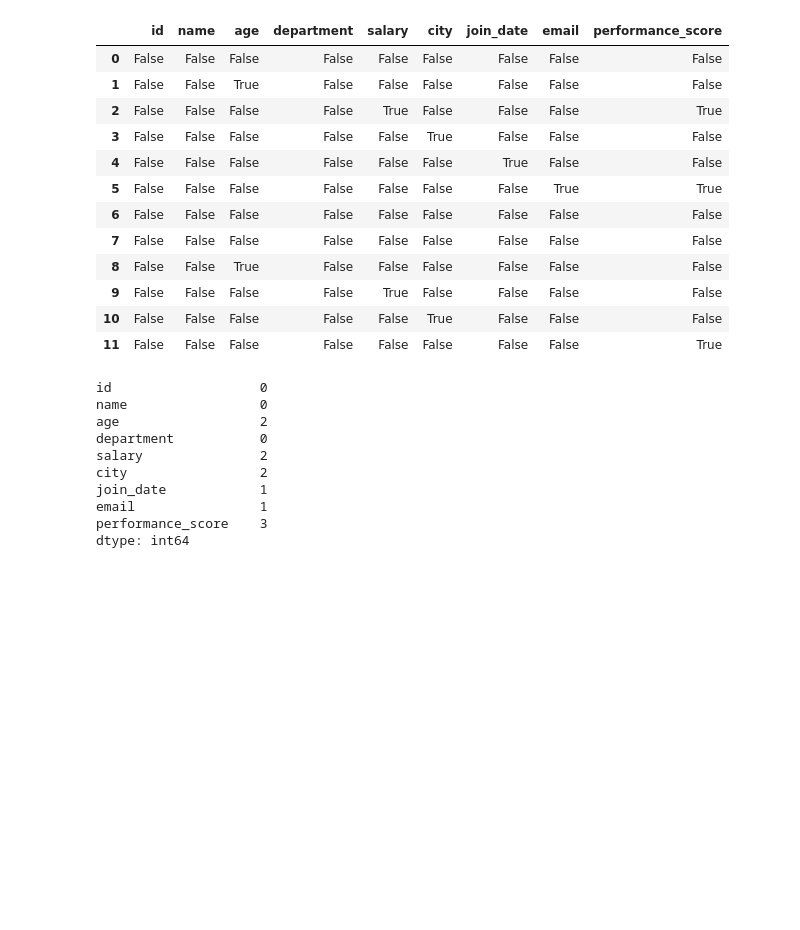
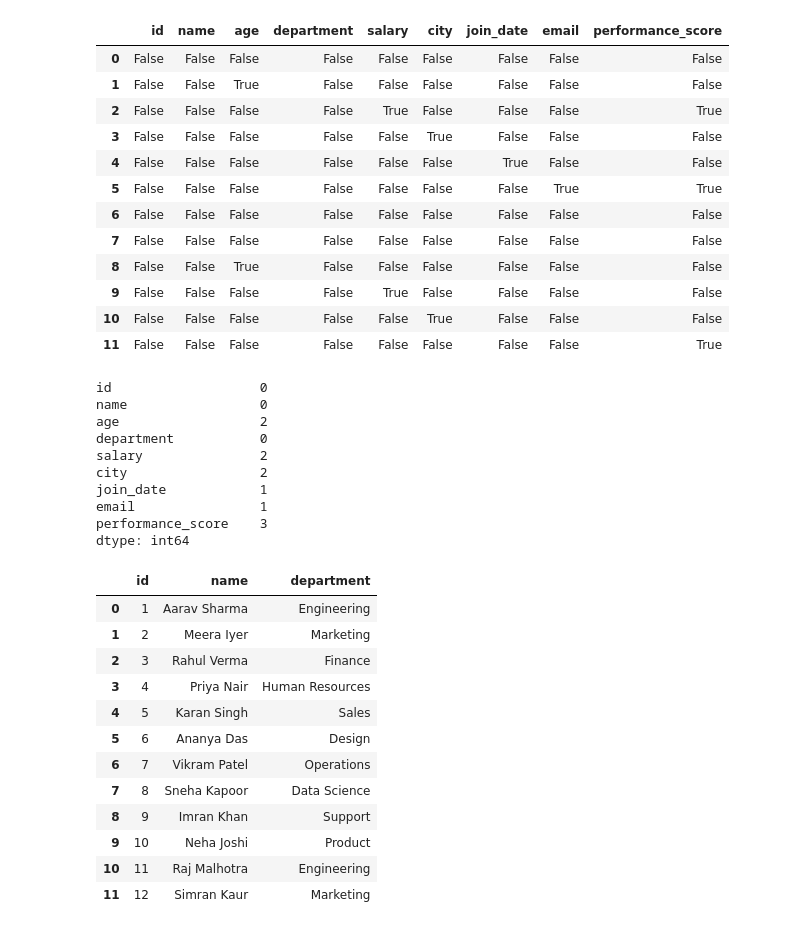
Before and after one commit to Shubh1127/Ai_jour, a Jupyter notebook: pandas_t.ipynb, the cells around one changed output. Cells and saved outputs as stored; diff of their text form; code cells hidden in the pictures; blank space fills up the shorter version.

```diff
--- a/pandas_t.ipynb
+++ b/pandas_t.ipynb
@@ -347,3 +347,20 @@ join_date            1
 email                1
 performance_score    3
 dtype: int64
+# %%
+df.dropna()
+df.dropna(axis=1) #drop columns with missing values
+# %% [output]
+|  | id | name | department |
+| 0 | 1 | Aarav Sharma | Engineering |
+| 1 | 2 | Meera Iyer | Marketing |
+| 2 | 3 | Rahul Verma | Finance |
+| 3 | 4 | Priya Nair | Human Resources |
+| 4 | 5 | Karan Singh | Sales |
+| 5 | 6 | Ananya Das | Design |
+| 6 | 7 | Vikram Patel | Operations |
+| 7 | 8 | Sneha Kapoor | Data Science |
+| 8 | 9 | Imran Khan | Support |
+| 9 | 10 | Neha Joshi | Product |
+| 10 | 11 | Raj Malhotra | Engineering |
+| 11 | 12 | Simran Kaur | Marketing |
```
Also changed, not shown: parts of 4 cells of this notebook.
